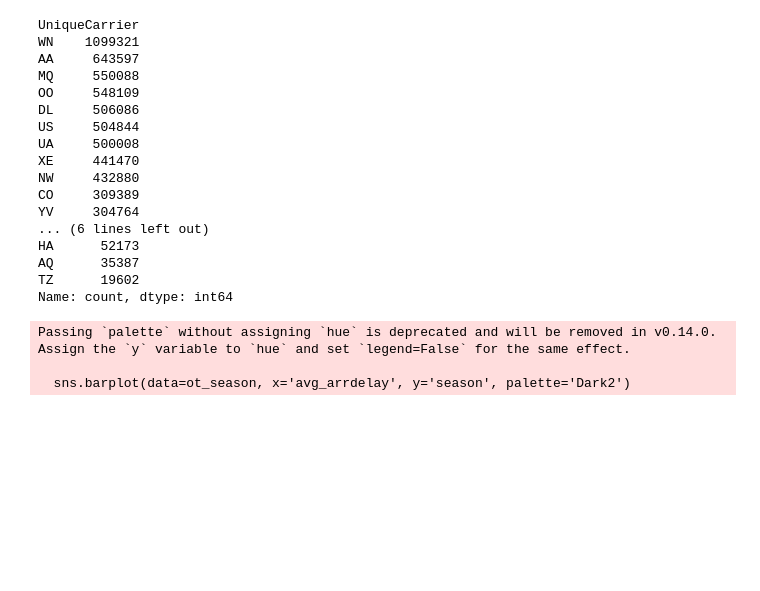
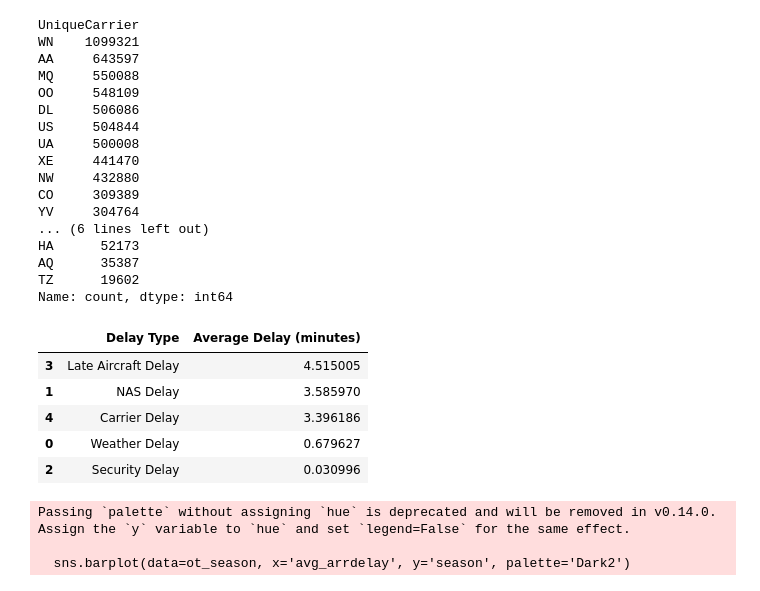
Before and after one commit to azrazainol/FlightData_LogisticRegression, a Jupyter notebook: STQD6324_Assignment_02.ipynb, the cells around one changed output. Saved outputs shown, nothing was run; the diff lists cells and outputs as text; code cells hidden in the pictures; blank space fills up the shorter version.

```diff
--- a/STQD6324_Assignment_02.ipynb
+++ b/STQD6324_Assignment_02.ipynb
@@ -173,6 +174,15 @@ cancellation_mapping = {
     'D': 'security'}
 
 cancellation_factor['cancellation_reason'] = cancellation_factor['cancellationcode'].map(cancellation_mapping)
+# %%
+delay_factor
+# %% [output]
+|  | Delay Type | Average Delay (minutes) |
+| 3 | Late Aircraft Delay | 4.515005 |
+| 1 | NAS Delay | 3.585970 |
+| 4 | Carrier Delay | 3.396186 |
+| 0 | Weather Delay | 0.679627 |
+| 2 | Security Delay | 0.030996 |
 # %%
 top_20_cancellations = frequent_cancellation.head(20)
 top_20_delays = frequent_delay.head(20)
```
Also changed, not shown: parts of 15 cells of this notebook.
